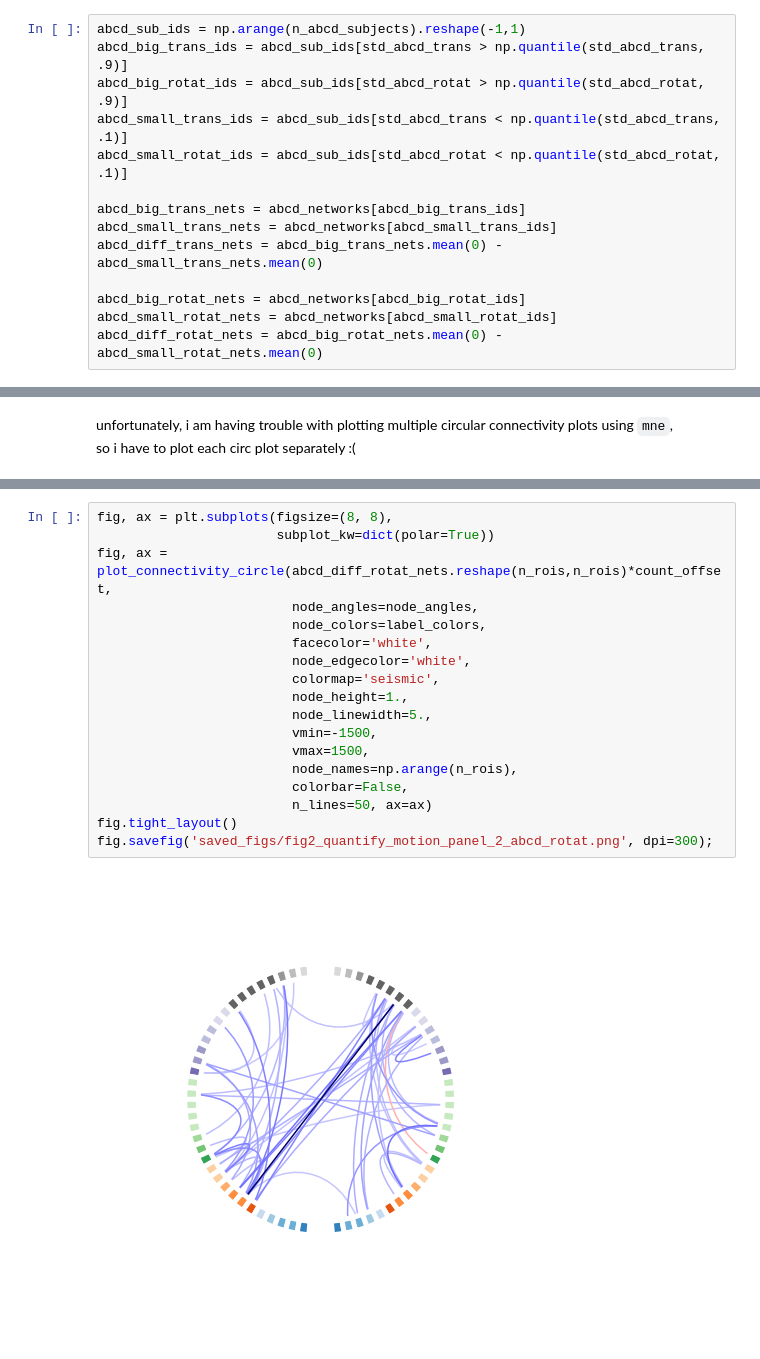
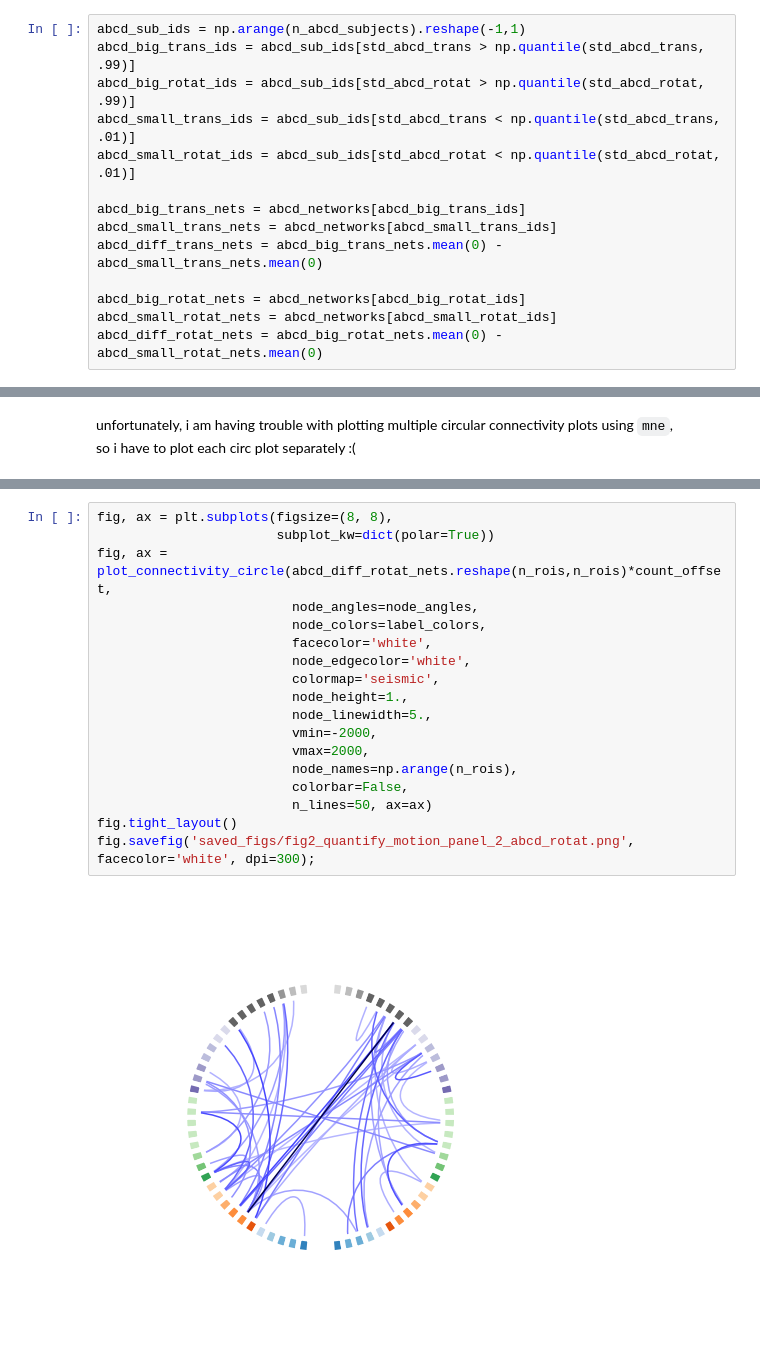
Before and after one commit to yzhang511/inv-vae, a Jupyter notebook: reproducible_results/fig2_quantify_motion.ipynb, the cells around one changed output, grey strips where cells are left out. Saved outputs shown, nothing was run; the diff lists cells and outputs as text.

```diff
--- a/reproducible_results/fig2_quantify_motion.ipynb
+++ b/reproducible_results/fig2_quantify_motion.ipynb
@@ -44,10 +44,10 @@ std_hcp_trans = min_max_standardize(hcp_trans)
 std_hcp_rotat = min_max_standardize(hcp_rotat)
 # %%
 abcd_sub_ids = np.arange(n_abcd_subjects).reshape(-1,1)
-abcd_big_trans_ids = abcd_sub_ids[std_abcd_trans > np.quantile(std_abcd_trans, .9)]
-abcd_big_rotat_ids = abcd_sub_ids[std_abcd_rotat > np.quantile(std_abcd_rotat, .9)]
-abcd_small_trans_ids = abcd_sub_ids[std_abcd_trans < np.quantile(std_abcd_trans, .1)]
-abcd_small_rotat_ids = abcd_sub_ids[std_abcd_rotat < np.quantile(std_abcd_rotat, .1)]
+abcd_big_trans_ids = abcd_sub_ids[std_abcd_trans > np.quantile(std_abcd_trans, .99)]
+abcd_big_rotat_ids = abcd_sub_ids[std_abcd_rotat > np.quantile(std_abcd_rotat, .99)]
+abcd_small_trans_ids = abcd_sub_ids[std_abcd_trans < np.quantile(std_abcd_trans, .01)]
+abcd_small_rotat_ids = abcd_sub_ids[std_abcd_rotat < np.quantile(std_abcd_rotat, .01)]
 
 abcd_big_trans_nets = abcd_networks[abcd_big_trans_ids]
 abcd_small_trans_nets = abcd_networks[abcd_small_trans_ids]
@@ -196,23 +196,23 @@ fig.savefig('saved_figs/fig2_quantify_motion_panel_2_abcd_trans.png', dpi=300)
 # %%
 fig, ax = plt.subplots(figsize=(8, 8),
                        subplot_kw=dict(polar=True))
 fig, ax = plot_connectivity_circle(abcd_diff_rotat_nets.reshape(n_rois,n_rois)*count_offset,
                          node_angles=node_angles,
                          node_colors=label_colors,
                          facecolor='white',
                          node_edgecolor='white',
                          colormap='seismic',
                          node_height=1.,
                          node_linewidth=5.,
-                         vmin=-1500,
-                         vmax=1500,
+                         vmin=-2000,
+                         vmax=2000,
                          node_names=np.arange(n_rois),
                          colorbar=False,
                          n_lines=50, ax=ax)
 fig.tight_layout()
-fig.savefig('saved_figs/fig2_quantify_motion_panel_2_abcd_rotat.png', dpi=300);
+fig.savefig('saved_figs/fig2_quantify_motion_panel_2_abcd_rotat.png', facecolor='white', dpi=300);
 # %% [output]
-[figure, old version]
+[figure, new version]
 # %%
 fig, ax = plt.subplots(figsize=(8, 8),
                        subplot_kw=dict(polar=True))
```
Also changed, not shown: parts of 4 cells of this notebook, 1 other file.
